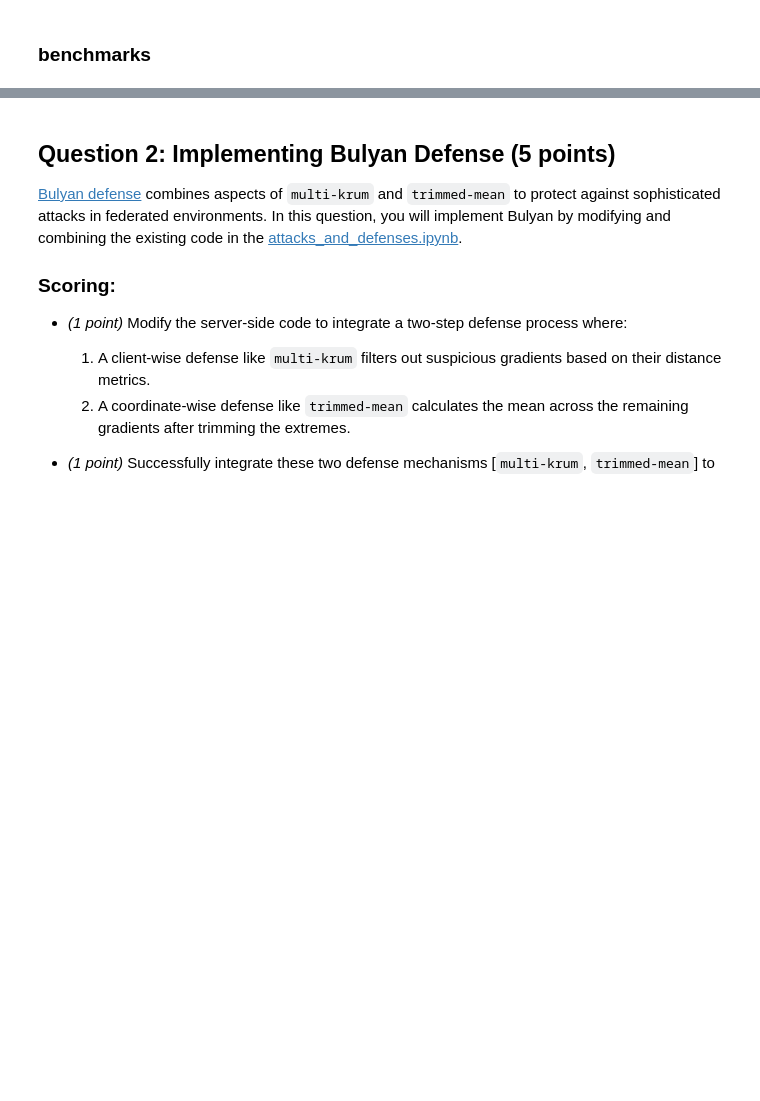
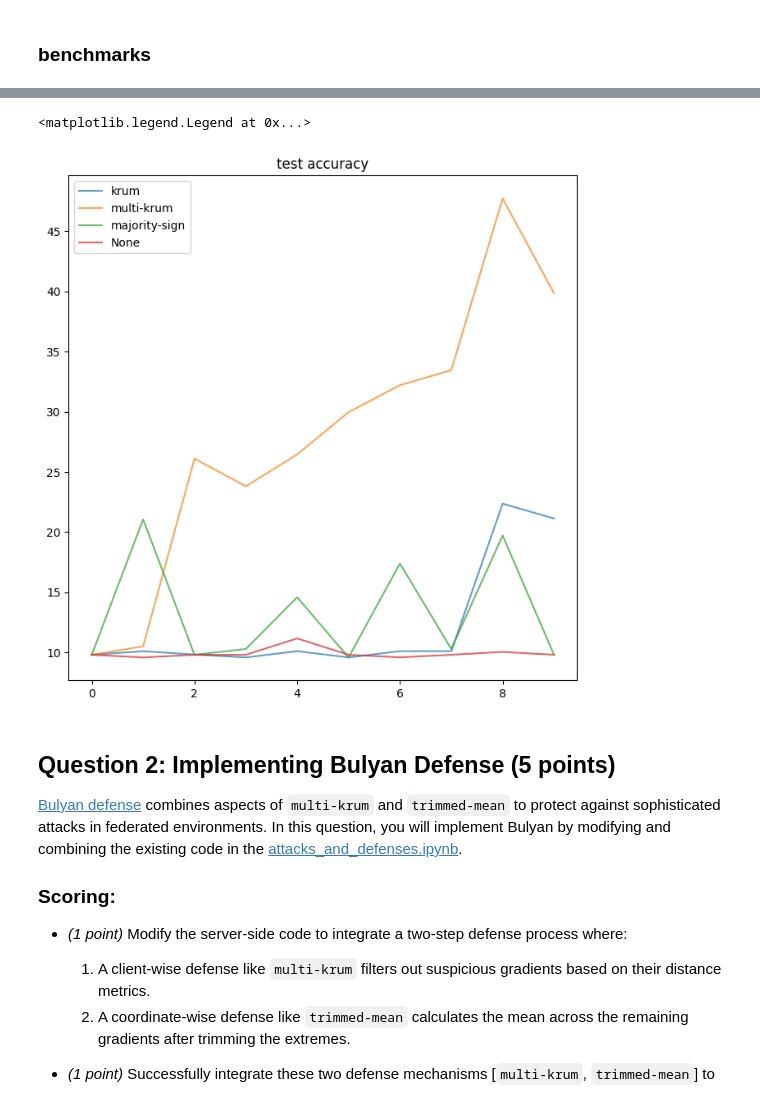
Before and after one commit to Quaffel/university-distributed-deep-learning, a Jupyter notebook: federated-learning/attacks-and-defenses/homework-3.ipynb, the cells around one changed output, grey strips where cells are left out. Drawn from its saved outputs; the diff is of its cells as text; code cells hidden in the pictures; blank space fills up the shorter version.

```diff
--- a/federated-learning/attacks-and-defenses/homework-3.ipynb
+++ b/federated-learning/attacks-and-defenses/homework-3.ipynb
@@ -911,10 +978,13 @@ plt.legend()
 # %%
 plt.figure(figsize=(8, 8))
 plt.title("test accuracy")
-for statistics, variant_name in zip(results_defense_mechanism_non_iid, defense_mechanism_variants):
-    plt.plot(statistics.test_accuracy, label=f"{variant_name}", alpha=0.7)
+for statistics, variant_parameters in zip(results_defense_mechanism_non_iid, defense_mechanism_variants):
+    plt.plot(statistics.test_accuracy, label=f"{variant_parameters}", alpha=0.7)
 plt.legend()
 # plt.ylim(None, .3)
+# %% [output]
+<matplotlib.legend.Legend at 0x...>
+[figure, added]
 # %% [markdown]
 ## Question 2: Implementing Bulyan Defense (5 points)
 
```
Also changed, not shown: parts of 29 cells of this notebook.
